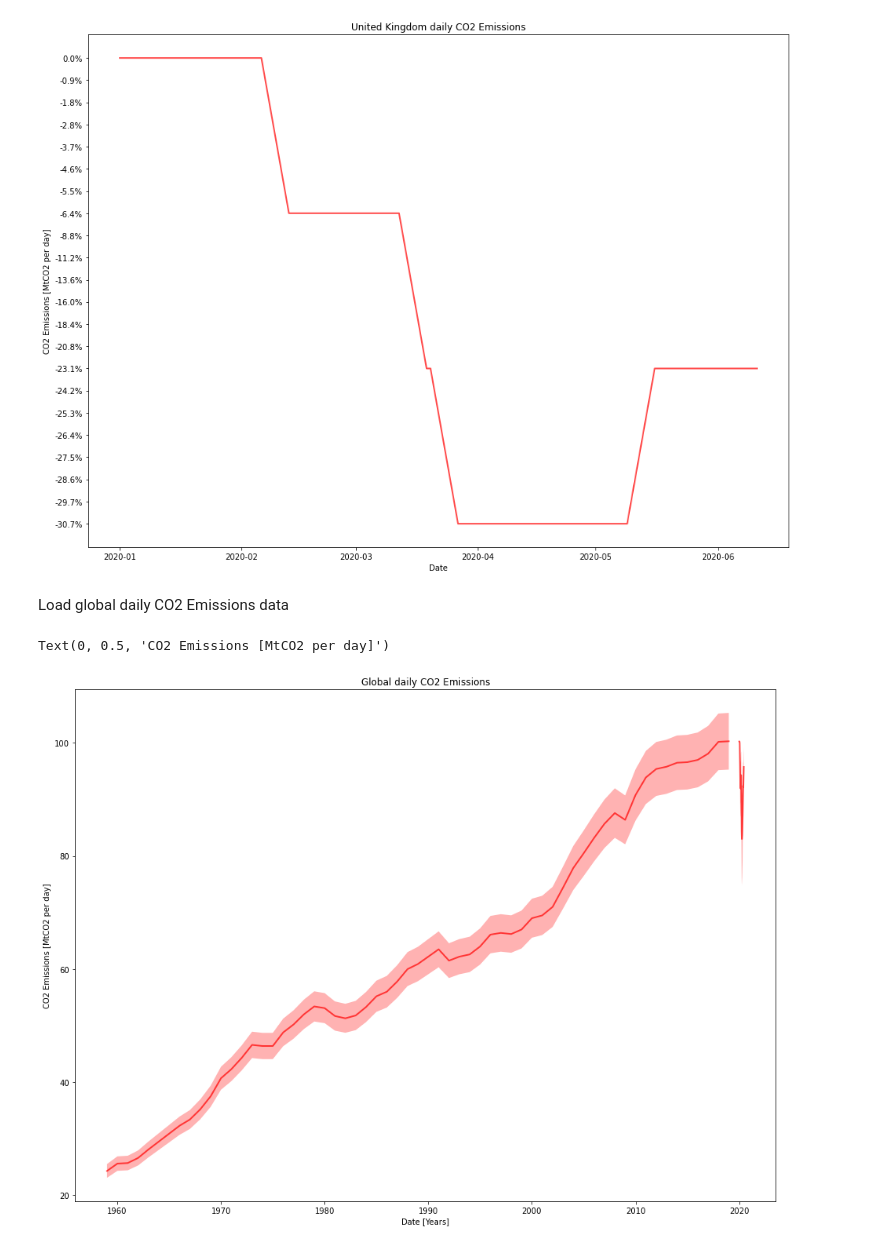
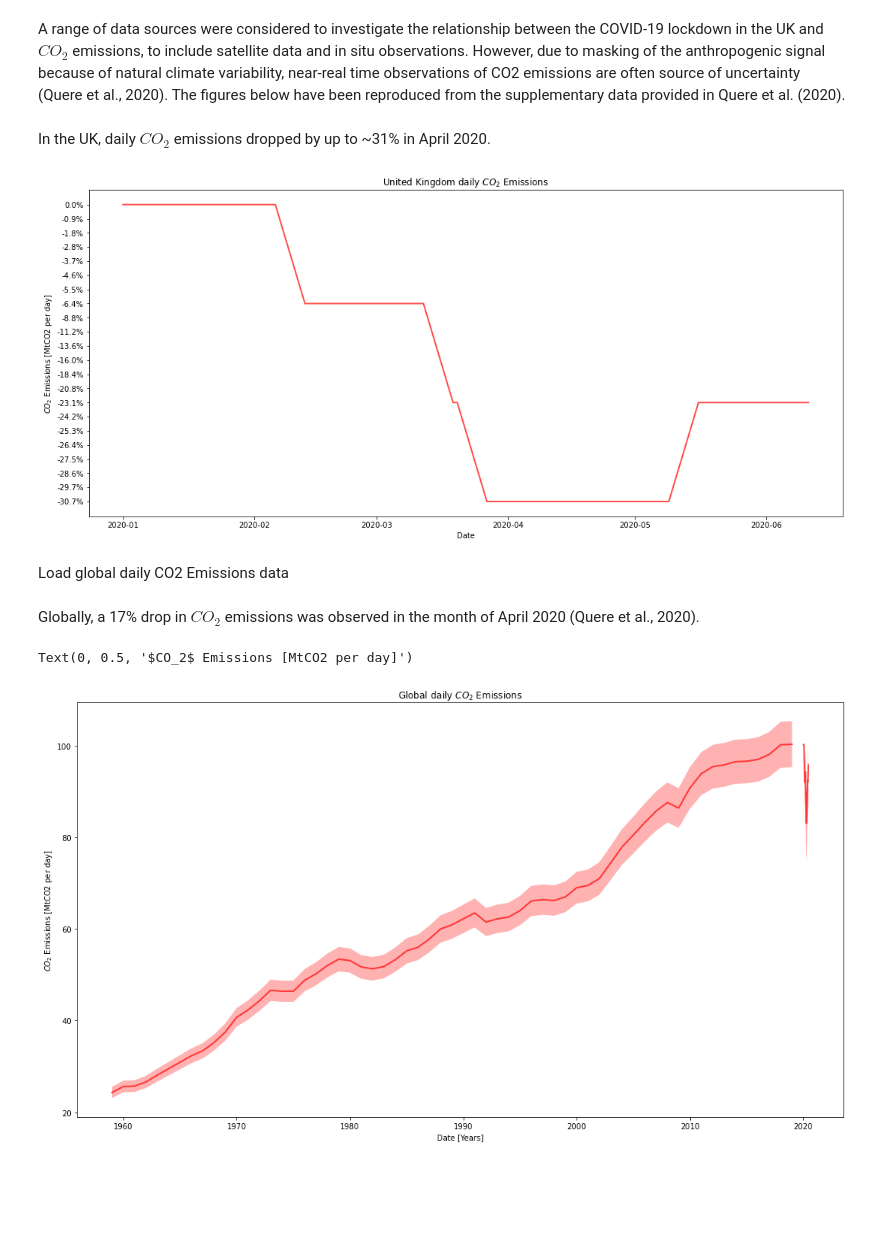
Before and after one commit to aricooperdavis/coronasaurus_NERCHackathonTwo_LearningFromLockdown, a Jupyter notebook: Emissions/Figures_CO2.ipynb, the cells around one changed output. Cells and saved outputs as stored; diff of their text form; code cells hidden in the pictures; blank space fills up the shorter version.

Commit message:
Commented notebook and added UK only data

```diff
--- a/Emissions/Figures_CO2.ipynb
+++ b/Emissions/Figures_CO2.ipynb
@@ -11 +7,6 @@ country_co2 = pd.read_csv('CO2EmissionsByCountry.csv', skiprows=4)
+# %% [markdown]
+A range of data sources were considered to investigate the relationship between the COVID-19 lockdown in the UK and $CO_2$ emissions, to include satellite data and in situ observations. However, due to masking of the anthropogenic signal because of natural climate variability, near-real time observations of CO2 emissions are often source of uncertainty (Quere et al., 2020). The figures below have been reproduced from the supplementary data provided in Quere et al. (2020).
+# %%
+#Load CO2 emission data for the UK - or by country if CO2EmissionsByCountry.csv is selected
+country_co2 = pd.read_csv('UK_CO2Emissions.csv')
 # %%
@@ -15,29 +17,34 @@ for date in country_co2.DATE:
     dates_corrected.append(datetime.date(year=int(date[6:]), month=int(date[3:5]), day=int(date[:2])))
 
 country_co2['Date_'] = dates_corrected
+# %% [markdown]
+In the UK, daily $CO_2$ emissions dropped by up to ~31% in April 2020.
 # %%
-fig, ax = plt.subplots(figsize=(16,12))
+# Plot UK reduction in CO2 emissions between January and June 2020
+fig, ax = plt.subplots(figsize=(18,8))
 ax.plot(country_co2['Date_'], country_co2['United Kingdom'], linewidth=2, color = 'r', alpha=0.7)
 #ax.fill_between(country_co2['year'], country_co2['low uncertainty'], country_co2['high uncertainty'],facecolor='r',alpha=0.3)
 ax.invert_yaxis()
-ax.set_title('United Kingdom daily CO2 Emissions')
+ax.set_title('United Kingdom daily $CO_2$ Emissions')
 ax.set_xlabel('Date')
-ax.set_ylabel('CO2 Emissions [MtCO2 per day]')
+ax.set_ylabel('$CO_2$ Emissions [MtCO2 per day]')
 locator = mdates.AutoDateLocator()
 ax.xaxis.set_major_locator(locator)
 # %% [output]
-[figure, old version]
+[figure, new version]
 # %% [markdown]
 Load global daily CO2 Emissions data
 # %%
 daily_co2 = pd.read_csv('GlobalDailyCO2.csv',skiprows=4)
+# %% [markdown]
+Globally, a 17% drop in $CO_2$ emissions was observed in the month of April 2020 (Quere et al., 2020).
 # %%
-fig, ax = plt.subplots(figsize=(16,12))
+fig, ax = plt.subplots(figsize=(18,10))
 ax.plot(daily_co2['year'], daily_co2['value'], linewidth=2, color = 'r', alpha=0.7)
 ax.fill_between(daily_co2['year'], daily_co2['low uncertainty'], daily_co2['high uncertainty'],facecolor='r',alpha=0.3)
-ax.set_title('Global daily CO2 Emissions')
+ax.set_title('Global daily $CO_2$ Emissions')
 ax.set_xlabel('Date [Years]')
-ax.set_ylabel('CO2 Emissions [MtCO2 per day]')
+ax.set_ylabel('$CO_2$ Emissions [MtCO2 per day]')
 # %% [output]
-Text(0, 0.5, 'CO2 Emissions [MtCO2 per day]')
+Text(0, 0.5, '$CO_2$ Emissions [MtCO2 per day]')
-[figure, old version]
+[figure, new version]
```
Also changed, not shown: parts of 8 cells of this notebook, 1 other file.
